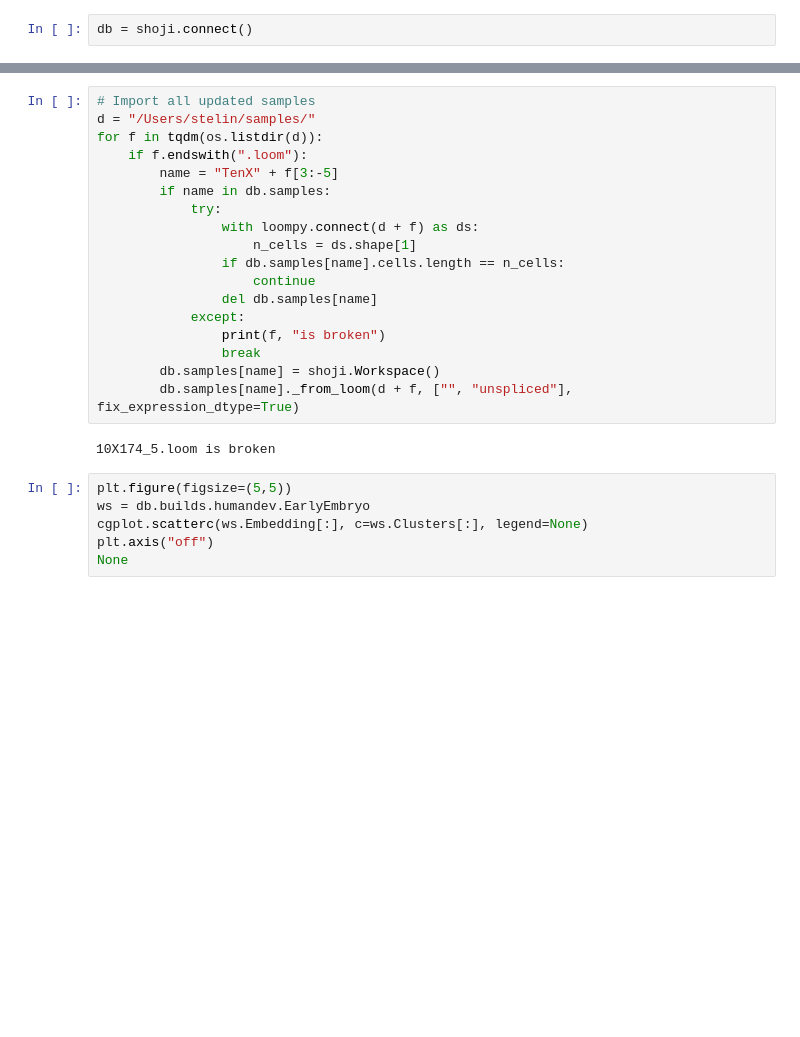
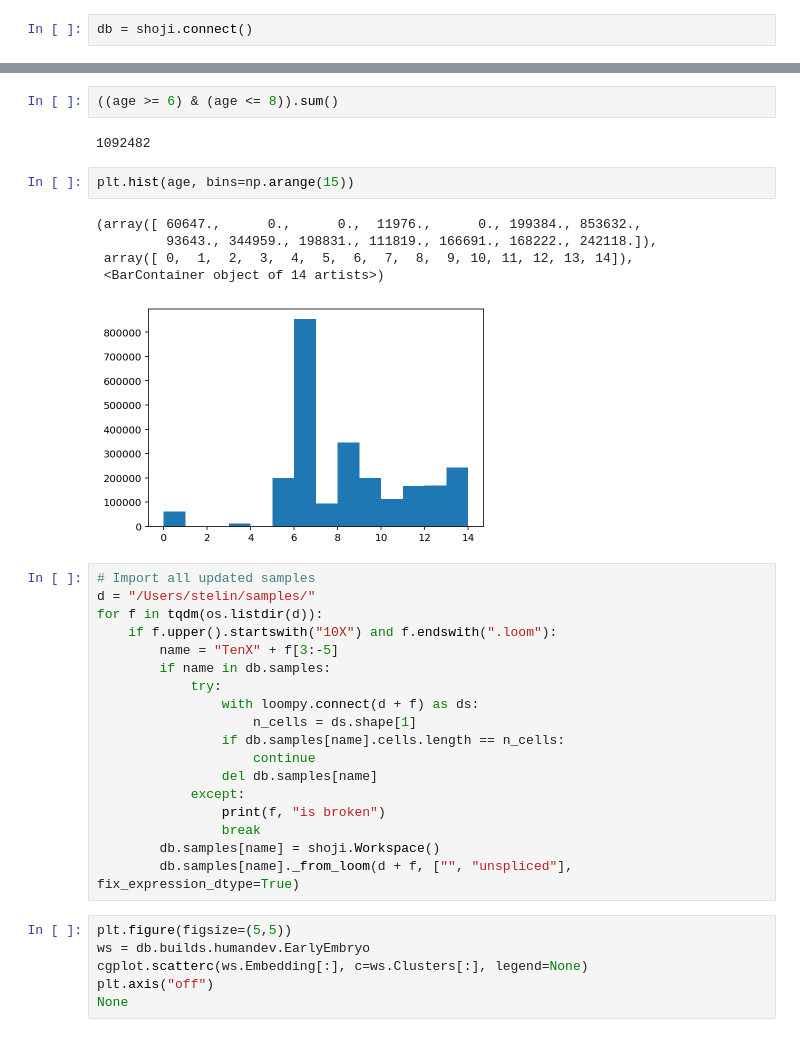
Before and after one commit to linnarsson-lab/shoji, a Jupyter notebook: notebooks/shoji.ipynb, the cells around one changed output, grey strips where cells are left out. Drawn from its saved outputs; the diff is of its cells as text; blank space fills up the shorter version.

```diff
--- a/notebooks/shoji.ipynb
+++ b/notebooks/shoji.ipynb
@@ -22,8 +26,20 @@ db = shoji.connect()
+# %%
+((age >= 6) & (age <= 8)).sum()
+# %% [output]
+1092482
+# %%
+plt.hist(age, bins=np.arange(15))
+# %% [output]
+(array([ 60647.,      0.,      0.,  11976.,      0., 199384., 853632.,
+         93643., 344959., 198831., 111819., 166691., 168222., 242118.]),
+ array([ 0,  1,  2,  3,  4,  5,  6,  7,  8,  9, 10, 11, 12, 13, 14]),
+ <BarContainer object of 14 artists>)
+[figure, added]
 # %%
 # Import all updated samples
 d = "/Users/stelin/samples/"
 for f in tqdm(os.listdir(d)):
-    if f.endswith(".loom"):
+    if f.upper().startswith("10X") and f.endswith(".loom"):
         name = "TenX" + f[3:-5]
         if name in db.samples:
             try:
@@ -37,8 +53,6 @@ for f in tqdm(os.listdir(d)):
                 break
         db.samples[name] = shoji.Workspace()
         db.samples[name]._from_loom(d + f, ["", "unspliced"], fix_expression_dtype=True)
-# %% [output]
-10X174_5.loom is broken
 # %%
 plt.figure(figsize=(5,5))
 ws = db.builds.humandev.EarlyEmbryo
```
Also changed, not shown: parts of 4 cells of this notebook, 35 other files.
